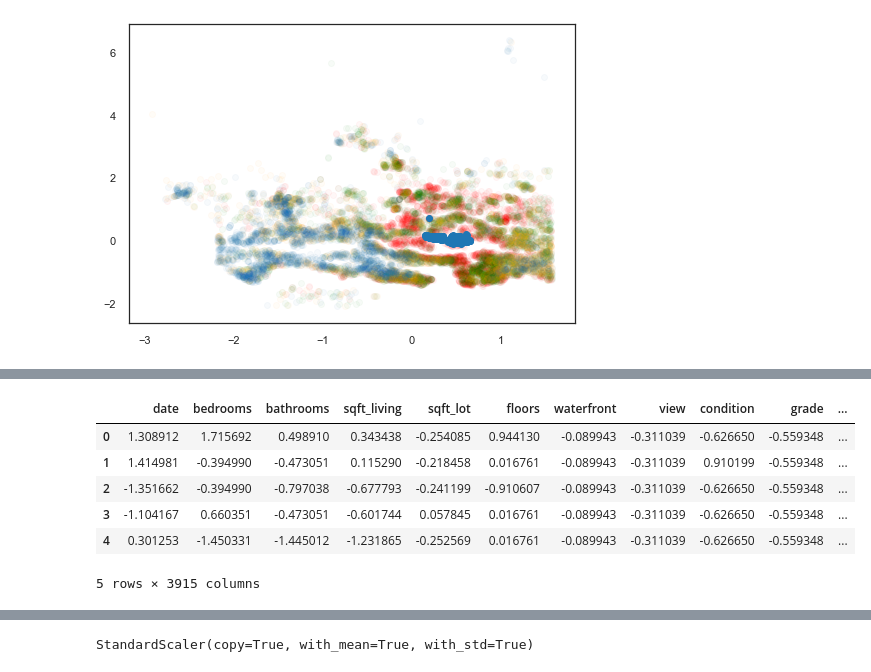
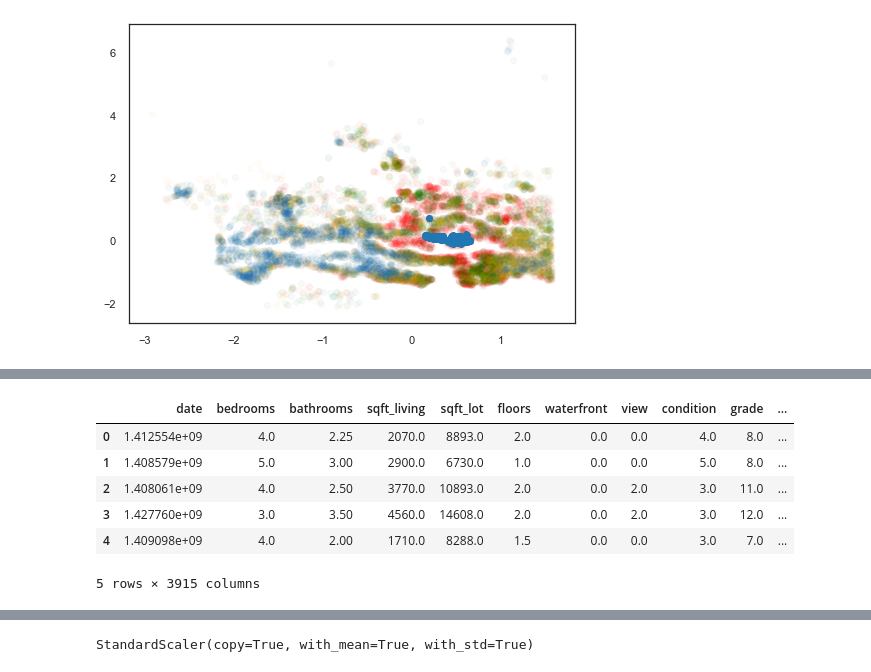
Before and after one commit to Sonora27/Kc_house_bakeoff, a Jupyter notebook: kc_cleaning_Joe.ipynb, the cells around one changed output, grey strips where cells are left out. Saved outputs shown, nothing was run; the diff lists cells and outputs as text; code cells hidden in the pictures.

```diff
--- a/kc_cleaning_Joe.ipynb
+++ b/kc_cleaning_Joe.ipynb
@@ -199,3 +216,5 @@ plt.scatter(azip["lat"],azip["long"],color="tab:blue",alpha=1)
 # %% [output]
 <matplotlib.collections.PathCollection at 0x...>
 [figure]
+# %%
+x_train.columns = map(lambda x: "x" + str(x) if type(x)==int else x, x_train.columns)
@@ -201,0 +301,2 @@ plt.scatter(azip["lat"],azip["long"],color="tab:blue",alpha=1)
+# %%
+x_train = x_train.sort_index()
@@ -202,14 +319,14 @@ plt.scatter(azip["lat"],azip["long"],color="tab:blue",alpha=1)
 # %%
 poly_2 = PolynomialFeatures(degree=2, include_bias=False)
-poly2_data = poly_2.fit_transform(full_train_features)
-poly2_columns = poly_2.get_feature_names(full_train_features.columns)
+poly2_data = poly_2.fit_transform(x_train)
+poly2_columns = poly_2.get_feature_names(x_train.columns)
 df_poly2 = pd.DataFrame(poly2_data, columns=poly2_columns)
 df_poly2.head()
 # %% [output]
 |  | date | bedrooms | bathrooms | sqft_living | sqft_lot | floors | waterfront | view | condition | grade | ... |
-| 0 | 1.308912 | 1.715692 | 0.498910 | 0.343438 | -0.254085 | 0.944130 | -0.089943 | -0.311039 | -0.626650 | -0.559348 | ... |
-| 1 | 1.414981 | -0.394990 | -0.473051 | 0.115290 | -0.218458 | 0.016761 | -0.089943 | -0.311039 | 0.910199 | -0.559348 | ... |
-| 2 | -1.351662 | -0.394990 | -0.797038 | -0.677793 | -0.241199 | -0.910607 | -0.089943 | -0.311039 | -0.626650 | -0.559348 | ... |
-| 3 | -1.104167 | 0.660351 | -0.473051 | -0.601744 | 0.057845 | 0.016761 | -0.089943 | -0.311039 | -0.626650 | -0.559348 | ... |
-| 4 | 0.301253 | -1.450331 | -1.445012 | -1.231865 | -0.252569 | 0.016761 | -0.089943 | -0.311039 | -0.626650 | -0.559348 | ... |
+| 0 | 1.412554e+09 | 4.0 | 2.25 | 2070.0 | 8893.0 | 2.0 | 0.0 | 0.0 | 4.0 | 8.0 | ... |
+| 1 | 1.408579e+09 | 5.0 | 3.00 | 2900.0 | 6730.0 | 1.0 | 0.0 | 0.0 | 5.0 | 8.0 | ... |
+| 2 | 1.408061e+09 | 4.0 | 2.50 | 3770.0 | 10893.0 | 2.0 | 0.0 | 2.0 | 3.0 | 11.0 | ... |
+| 3 | 1.427760e+09 | 3.0 | 3.50 | 4560.0 | 14608.0 | 2.0 | 0.0 | 2.0 | 3.0 | 12.0 | ... |
+| 4 | 1.409098e+09 | 4.0 | 2.00 | 1710.0 | 8288.0 | 1.5 | 0.0 | 0.0 | 3.0 | 7.0 | ... |
 5 rows × 3915 columns
```
Also changed, not shown: parts of 24 cells of this notebook.
